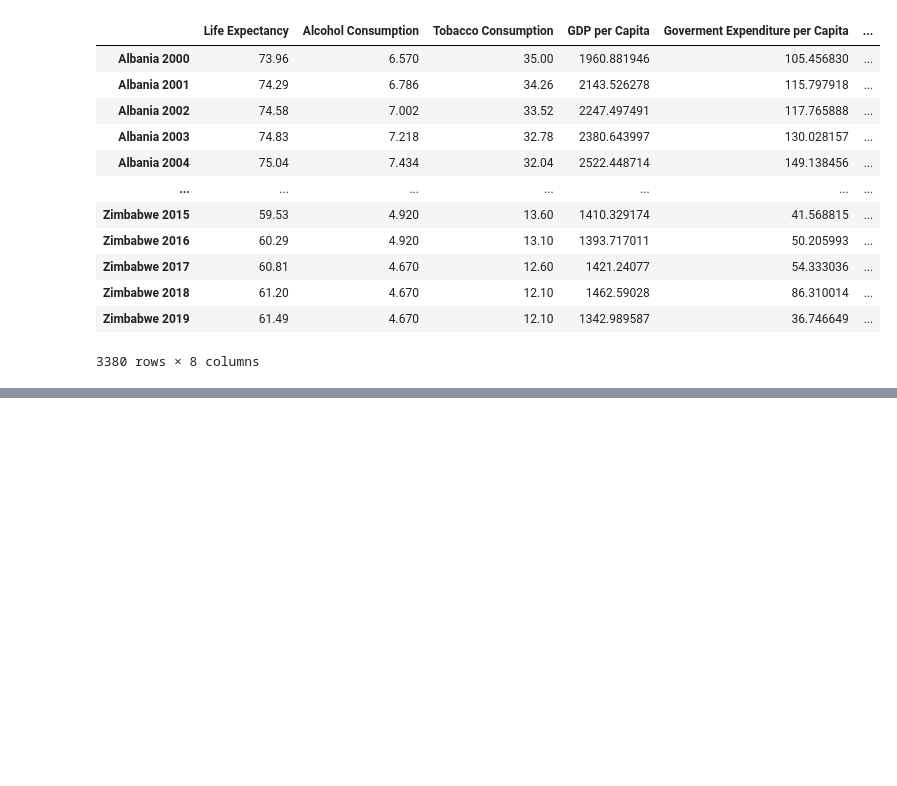
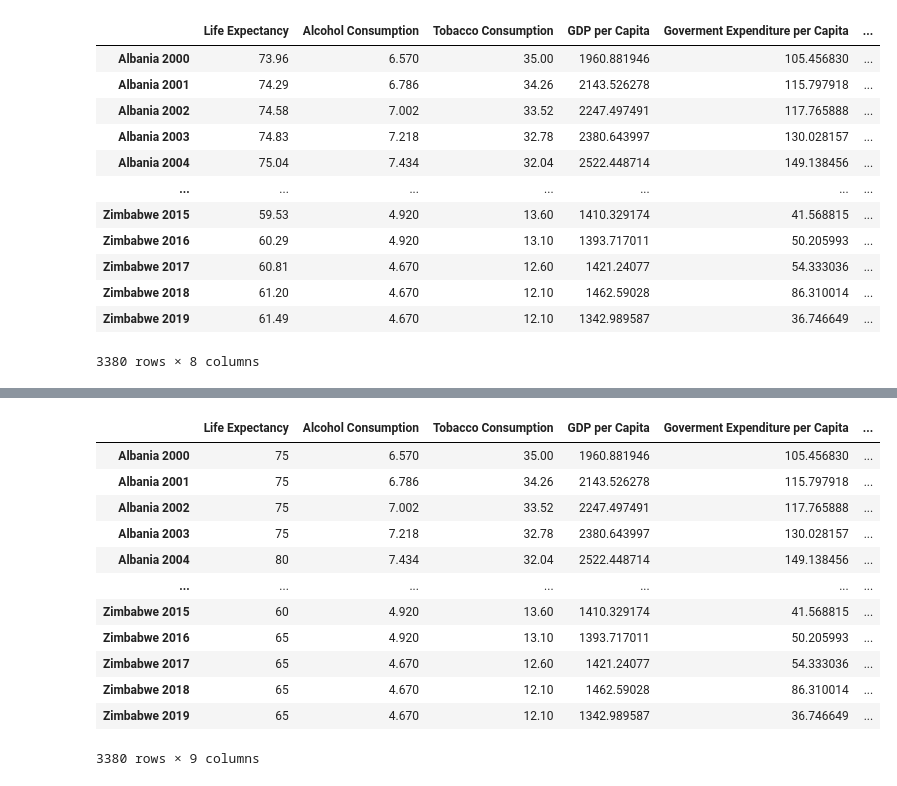
Before and after one commit to AndrewZinc/Expect_Life, a Jupyter notebook: Machine_Learning/ML_Database_Setup.ipynb, the cells around one changed output, grey strips where cells are left out. Cells and saved outputs as stored; diff of their text form; code cells hidden in the pictures; blank space fills up the shorter version.

Commit message:
Bucketed life expectancy and added sss_depth

```diff
--- a/Machine_Learning/ML_Database_Setup.ipynb
+++ b/Machine_Learning/ML_Database_Setup.ipynb
@@ -886,0 +953,5 @@ ml_df
+# %%
+ss_type_extended = []
+for number in ss_type:
+    ss_type_extended.extend([number, number, number, number, number, number, number, number, number, number, number, number, number, number, number, number, number, number, number, number])
+ss_type_extended
@@ -886,0 +976,3 @@ ml_df
+# %%
+ml_df['sss_depth'] = ss_type_extended
+ml_df
@@ -886,0 +993,39 @@ ml_df
+# %%
+def bucket_le(le):
+    if(le <= 45):
+        le = 45
+    elif(le > 45 and le <= 50):
+        le = 50
+    elif (le > 50 and le <= 55):
+        le = 55
+    elif (le > 55 and le <= 60):
+        le = 60
+    elif (le > 60 and le <= 65):
+        le = 65
+    elif (le > 65 and le <= 70):
+        le = 70
+    elif (le > 70 and le <= 75):
+        le = 75
+    elif (le > 75 and le <= 80):
+        le = 80
+    elif (le > 80 and le <= 85):
+        le = 85
+    return le
+# %%
+ml_df['Life Expectancy']= ml_df['Life Expectancy'].apply(bucket_le)
+# %%
+ml_df
+# %% [output]
+|  | Life Expectancy | Alcohol Consumption | Tobacco Consumption | GDP per Capita | Goverment Expenditure per Capita | ... |
+| Albania 2000 | 75 | 6.570 | 35.00 | 1960.881946 | 105.456830 | ... |
+| Albania 2001 | 75 | 6.786 | 34.26 | 2143.526278 | 115.797918 | ... |
+| Albania 2002 | 75 | 7.002 | 33.52 | 2247.497491 | 117.765888 | ... |
+| Albania 2003 | 75 | 7.218 | 32.78 | 2380.643997 | 130.028157 | ... |
+| Albania 2004 | 80 | 7.434 | 32.04 | 2522.448714 | 149.138456 | ... |
+| ... | ... | ... | ... | ... | ... | ... |
+| Zimbabwe 2015 | 60 | 4.920 | 13.60 | 1410.329174 | 41.568815 | ... |
+| Zimbabwe 2016 | 65 | 4.920 | 13.10 | 1393.717011 | 50.205993 | ... |
+| Zimbabwe 2017 | 65 | 4.670 | 12.60 | 1421.24077 | 54.333036 | ... |
+| Zimbabwe 2018 | 65 | 4.670 | 12.10 | 1462.59028 | 86.310014 | ... |
+| Zimbabwe 2019 | 65 | 4.670 | 12.10 | 1342.989587 | 36.746649 | ... |
+3380 rows × 9 columns
```
Also changed, not shown: parts of 9 cells of this notebook, 5 other files.
